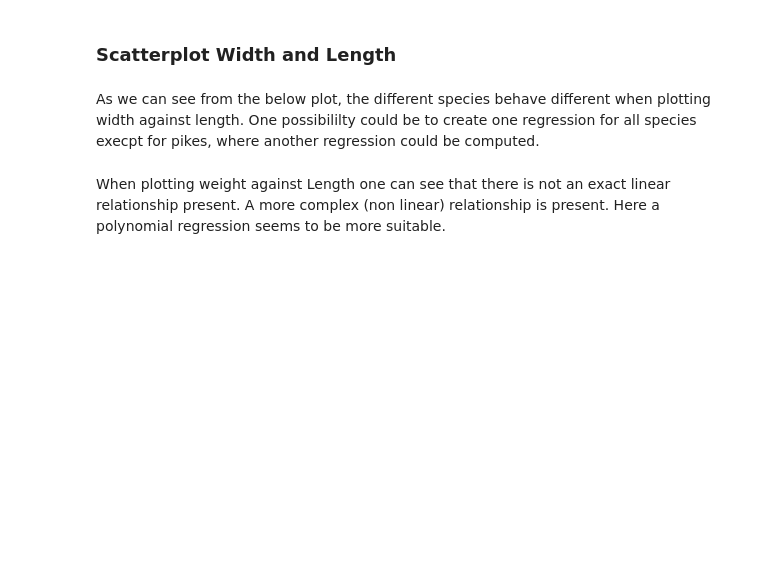
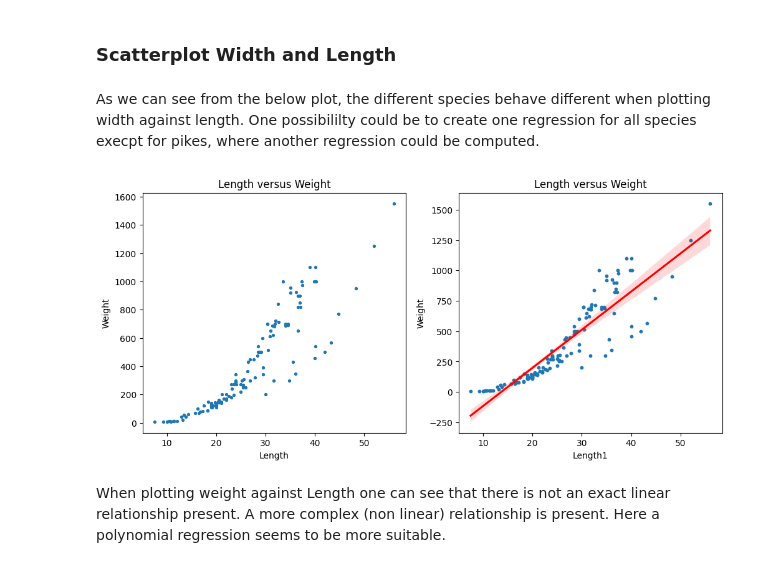
Before and after one commit to LukasNiederhaeuser/Machine_Learning, a Jupyter notebook: notebooks/fish_regression/01_EDA_Trainset.ipynb, the cells around one changed output. Drawn from its saved outputs; the diff is of its cells as text; code cells hidden in the pictures; blank space fills up the shorter version.

```diff
--- a/notebooks/fish_regression/01_EDA_Trainset.ipynb
+++ b/notebooks/fish_regression/01_EDA_Trainset.ipynb
@@ -34,6 +35,24 @@ plt.show()
 ### Scatterplot Width and Length
 # %% [markdown]
 As we can see from the below plot, the different species behave different when plotting width against length. One possibililty could be to create one regression for all species execpt for pikes, where another regression could be computed.
+# %%
+# Create basic Scatter plot
+fig, ax = plt.subplots(figsize=(12, 5), ncols=2)
+ax[0].scatter(df_train["Length1"], df_train["Weight"], s=8)
+ax[0].set_xlabel("Length")
+ax[0].set_ylabel("Weight")
+ax[0].set_title("Length versus Weight")
+
+ax[1].scatter(df_train["Length1"], df_train["Weight"], s=10)
+ax[1].set_xlabel("Length")
+ax[1].set_ylabel("Weight")
+ax[1].set_title("Length versus Weight")
+# Adding the regression line using seaborn's 'lmplot'
+sns.regplot(x="Length1", y="Weight", data=df_train, scatter=False, ax=ax[1], color="red")
+
+plt.show()
+# %% [output]
+[figure, added]
 # %%
 # Some plotting
 fig = px.scatter(df_train, x='Length1', y='Width', size='Weight', color='Species', title="Fish by Width and Length")
```
Also changed, not shown: parts of 1 cell of this notebook, 4 other files.
